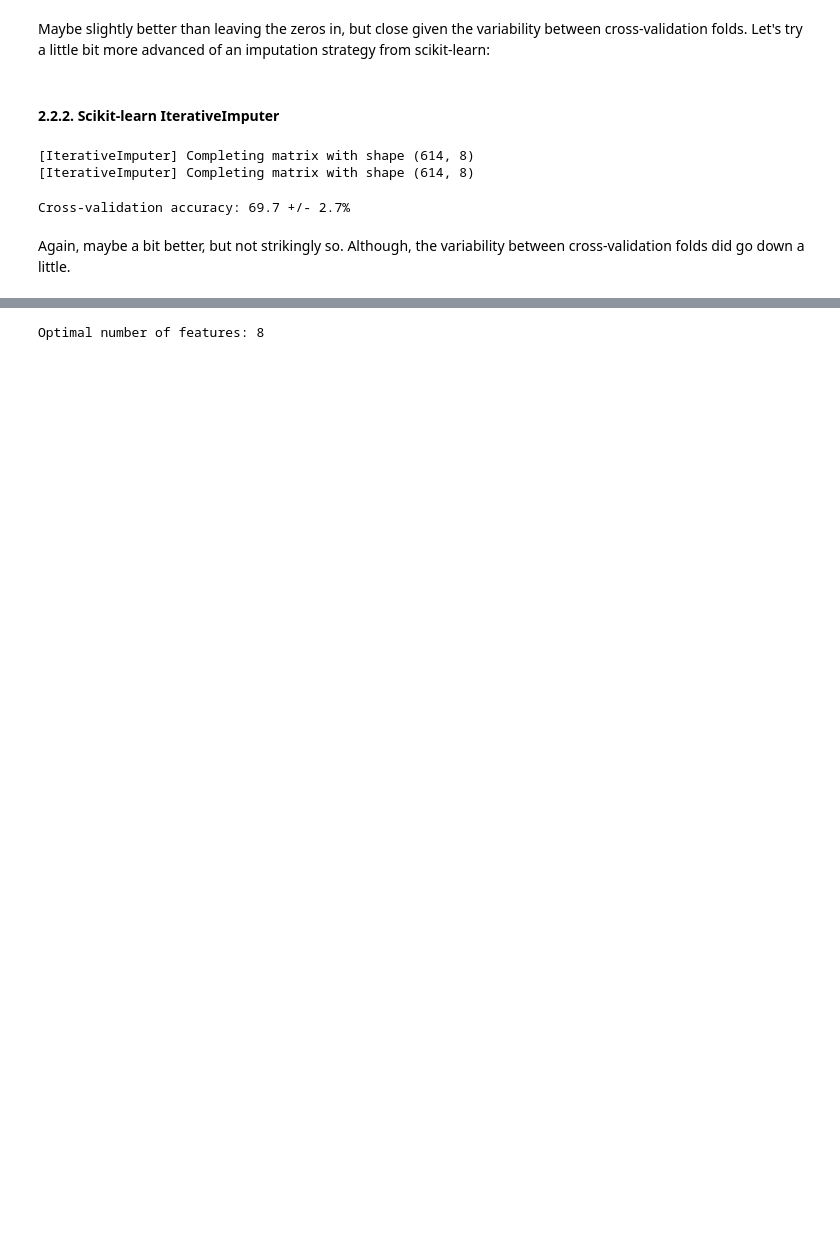
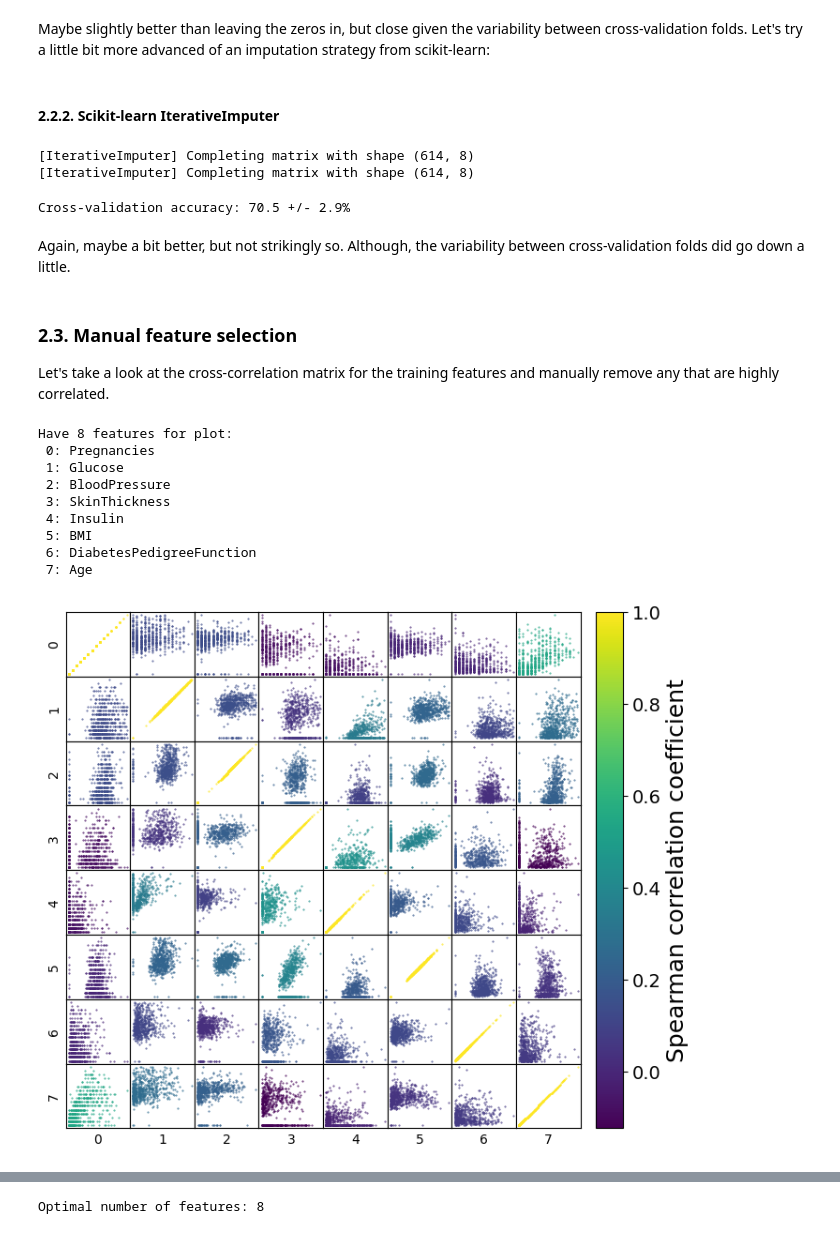
Before and after one commit to 4GeeksAcademy/tdk-gperdrizet-ML-web-app-using-Flask, a Jupyter notebook: src/solution.ipynb, the cells around one changed output, grey strips where cells are left out. Saved outputs shown, nothing was run; the diff lists cells and outputs as text; code cells hidden in the pictures; blank space fills up the shorter version.

```diff
--- a/src/solution.ipynb
+++ b/src/solution.ipynb
@@ -274,7 +274,7 @@ imputed_training_features=impute(training_features, missing_data_features)
 # Run cross-validation
 scores=cross_val_score(
     DecisionTreeClassifier(random_state=random_seed, class_weight=class_weights),
-    imputed_training_features,
+    iterative_imputed_training_features,
     training_labels,
     cv=cv_method,
     n_jobs=-1,
@@ -286,7 +286,25 @@ experiments['Iterative imputation']=scores * 100
 
 print(f'Cross-validation accuracy: {(np.median(scores) * 100):.1f} +/- {(scores.std() * 100):.1f}%')
 # %% [output]
-Cross-validation accuracy: 69.7 +/- 2.7%
+Cross-validation accuracy: 70.5 +/- 2.9%
 # %% [markdown]
 Again, maybe a bit better, but not strikingly so. Although, the variability between cross-validation folds did go down a little.
+# %% [markdown]
+### 2.3. Manual feature selection
+Let's take a look at the cross-correlation matrix for the training features and manually remove any that are highly correlated.
+# %%
+from utils import plot_scatter_matrix
+
+plot_scatter_matrix(training_features).show()
+# %% [output]
+Have 8 features for plot:
+ 0: Pregnancies
+ 1: Glucose
+ 2: BloodPressure
+ 3: SkinThickness
+ 4: Insulin
+ 5: BMI
+ 6: DiabetesPedigreeFunction
+ 7: Age
+[figure, added]
 # %% [markdown]
```
Also changed, not shown: parts of 40 cells of this notebook, 1 other file.
